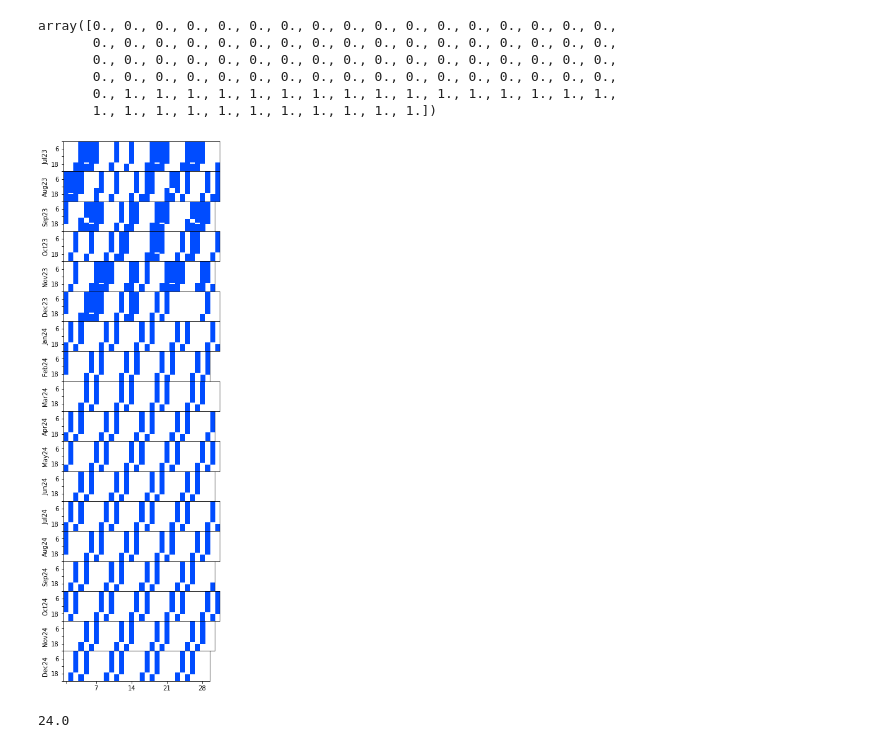
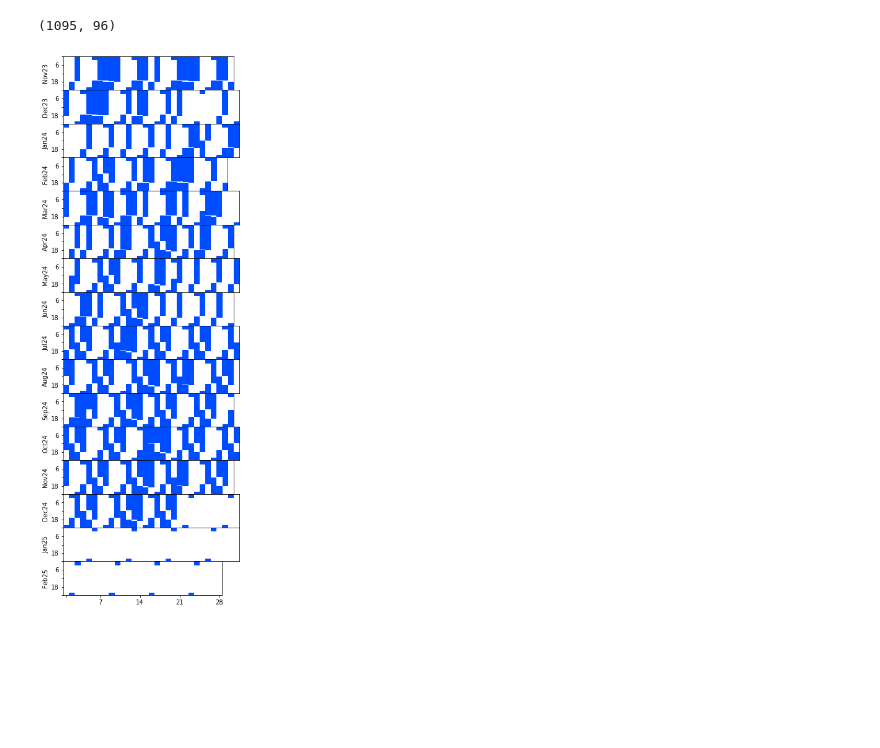
Before and after one commit to lucasjord/spiralssched, a Jupyter notebook: year3/ivs_maser_scheduling.ipynb, the cells around one changed output. Cells and saved outputs as stored; diff of their text form; code cells hidden in the pictures; blank space fills up the shorter version.

```diff
--- a/year3/ivs_maser_scheduling.ipynb
+++ b/year3/ivs_maser_scheduling.ipynb
@@ -77,7 +78,9 @@ def label_months(ax, dates, i, j, calendar):
     ax.set(yticks=yticks)
     ax.set_yticklabels(labels, rotation=90)
 # %%
-ivs_legacy = [s.split('|')[3:-7] for s in open('master2023.txt').readlines()[8:-1] if s[0]!='-']
-ivs_intens = [s.split('|')[3:-7] for s in open('master2023-int.txt').readlines()[8:-1] if s[0]!='-']
+# loading in 2023 and 2024 IVS catalogs
+
+ivs_legacy = [s.split('|')[2:-7] for s in open('master2023.txt').readlines()[8:-1] if s[0]!='-'] + [s.split('|')[2:-7] for s in open('master2024.txt').readlines()[8:-1] if s[0]!='-']
+ivs_intens = [s.split('|')[2:-7] for s in open('master2023-int.txt').readlines()[8:-1] if s[0]!='-'] + [s.split('|')[2:-7] for s in open('master2024-int.txt').readlines()[8:-1] if s[0]!='-']
 ivs_master = np.array(ivs_legacy+ivs_intens)
 # %%
@@ -152,10 +166 @@ for i in range(len(beg_r4)):
-# %%
-year_al[163,:]
-# %% [output]
-array([0., 0., 0., 0., 0., 0., 0., 0., 0., 0., 0., 0., 0., 0., 0., 0., 0.,
-       0., 0., 0., 0., 0., 0., 0., 0., 0., 0., 0., 0., 0., 0., 0., 0., 0.,
-       0., 0., 0., 0., 0., 0., 0., 0., 0., 0., 0., 0., 0., 0., 0., 0., 0.,
-       0., 0., 0., 0., 0., 0., 0., 0., 0., 0., 0., 0., 0., 0., 0., 0., 0.,
-       0., 1., 1., 1., 1., 1., 1., 1., 1., 1., 1., 1., 1., 1., 1., 1., 1.,
-       1., 1., 1., 1., 1., 1., 1., 1., 1., 1., 1.])
 # %%
@@ -185,52 +187,61 @@ year_al += year_r4_24 #+ monday
+# %%
+year_res = year_al + monday
+year_res[year_res>=1] = 1
+# %%
+year.shape
+# %% [output]
+(1095, 96)
 # %%
 mnth_day = []
 
-plotin = np.copy(year_al)
-plotin[year_al==0] = np.nan
+plotin = np.copy(year_res) #
+plotin[plotin==0] = np.nan
 
 for i in range(12):
     mnth_day.append(dt.datetime(2023,i+1,1).timetuple().tm_yday)
 for i in range(12):
     mnth_day.append(365+dt.datetime(2024,i+1,1).timetuple().tm_yday)
+for i in range(12):
+    mnth_day.append(365+366+dt.datetime(2025,i+1,1).timetuple().tm_yday)
 
-mnth_day.append(365*2)
+mnth_day.append(365+366+365+1)
 
 month_labels = np.array(['Jan23', 'Feb23', 'Mar23', 'Apr23', 'May23', 'Jun23', 'Jul23',
                              'Aug23', 'Sep23', 'Oct23', 'Nov23', 'Dec23',
                          'Jan24', 'Feb24', 'Mar24', 'Apr24', 'May24', 'Jun24', 'Jul24',
-                             'Aug24', 'Sep24', 'Oct24', 'Nov24', 'Dec24'])
-start = 6 #jul23
-stop  = 24 #dec24
+                             'Aug24', 'Sep24', 'Oct24', 'Nov24', 'Dec24',
+                        'Jan25', 'Feb25', 'Mar25', 'Apr25', 'May25', 'Jun25', 'Jul25',
+                             'Aug25', 'Sep25', 'Oct25', 'Nov25', 'Dec25'])
+start = 10 #nov23
+stop  = 26 #dec24
 fig, ax = plt.subplots(stop-start,1,figsize=(12,16))
 
 for i in range(start,stop):
-    k = i - start; j = 0
+    k = i - start;
+    j = 0
     col = ax[k+j].imshow(plotin.T[:,(mnth_day[i]):(mnth_day[i+1])],
                  cmap='jet',aspect=0.0625,vmin=0,vmax=5);
     ax[k+j].set_ylabel(month_labels[i])
     #ax[k+j].invert_yaxis()
     ax[k+j].set_yticks([0,24,48,72,95])
     ax[k+j].set_yticklabels(['',6,'',18,''])
     #ax[i].hlines(np.arange(0.5, 96, 24), 0, 365, color='black', linewidth=1)
 
-    #if i!=stop-1: ax[k+j].set_xticks([])
-    #else:
-    ax[k+j].set_xticks([0,6,13,20,27])
-    ax[k+j].set_xticklabels(['',7,14,21,28])
+    if i!=stop-1:
+        ax[k+j].set_xticks([])
+    else:
+        ax[k+j].set_xticks([0,6,13,20,27])
+        ax[k+j].set_xticklabels(['',7,14,21,28])
 
 
 for AX in ax.flatten():
     AX.set_anchor('W')
 
 fig.subplots_adjust(hspace=0)
 #fig.savefig('/Users/Lucas/SpiralsSchedules/year3schedules/ivs_r1r4.pdf')
 # %% [output]
-[figure, old version]
+[figure, new version]
 # %%
-time = year.flatten()
-ivs  = year_al.flatten()
-
-day
+time      = year.flatten()
+reserved  = (year_res).flatten()
-# %% [output]
-24.0
 # %%
```
Also changed, not shown: parts of 26 cells of this notebook, 52 other files.
